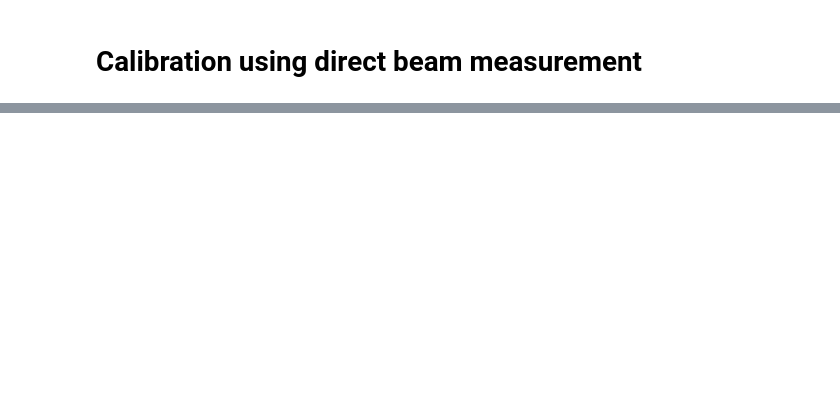
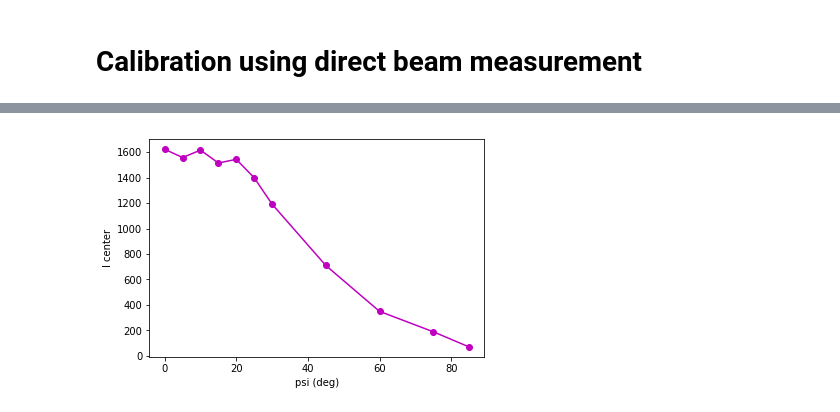
Before and after one commit to xdze2/CuNb, a Jupyter notebook: diff_X/ray_tracing/theta_deuxtheta_diffraction.ipynb, the cells around one changed output, grey strips where cells are left out. Cells and saved outputs as stored; diff of their text form; code cells hidden in the pictures; blank space fills up the shorter version.

```diff
--- a/diff_X/ray_tracing/theta_deuxtheta_diffraction.ipynb
+++ b/diff_X/ray_tracing/theta_deuxtheta_diffraction.ipynb
@@ -119,0 +163,6 @@ plt.xlim([deuxtheta_span.min(), deuxtheta_span.max()]);
+# %%
+plt.plot(psi_span, I_psi_center, 'mo-')
+plt.xlabel('psi (deg)');
+plt.ylabel('I center');
+# %% [output]
+[figure, added]
```
Also changed, not shown: parts of 4 cells of this notebook, 19 other files.
